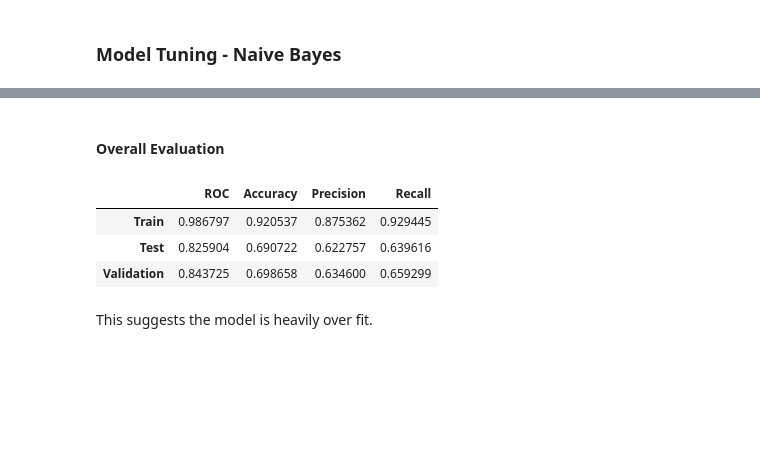
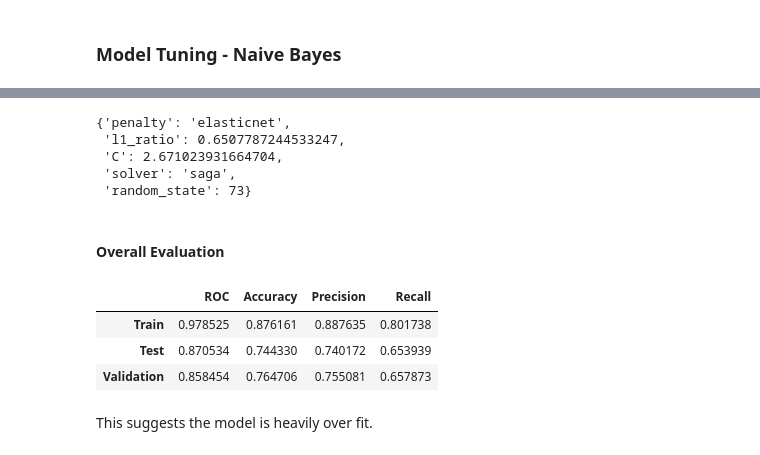
Before and after one commit to j4mes12/ITDA_Coursework, a Jupyter notebook: Task 1/Task 1.ipynb, the cells around one changed output, grey strips where cells are left out. Drawn from its saved outputs; the diff is of its cells as text; code cells hidden in the pictures; blank space fills up the shorter version.

```diff
--- a/Task 1/Task 1.ipynb
+++ b/Task 1/Task 1.ipynb
@@ -184,13 +185,11 @@ def text_preprocess(sentence: str):
     sentence = re.sub(r'[^a-zA-Z]',r' ', sentence)
     sentence = re.sub('mn', 'million', sentence)
 
-    sentence_tokenize = nltk.word_tokenize(sentence)
-
     # Wordnet lemmatizer with position tagging to give context
-    sentence = ' '.join([wnl.lemmatize(word, get_wordnet_pos(word)) for word in sentence_tokenize])
+    sentence = ' '.join([wnl.lemmatize(word, get_wordnet_pos(word)) for word in nltk.word_tokenize(sentence)])
 
     # Removal of Stopwords
-    sentence = ' '.join([word for word in sentence_tokenize if word not in stop_words])
+    sentence = ' '.join([word for word in nltk.word_tokenize(sentence) if word not in stop_words])
 
     return sentence
 
@@ -308,26 +325,37 @@ nb_study.optimize(nb_objective, n_trials = 200, n_jobs = -1)
 # %%
-# Copy best parameters for NB model
-nb_tuned_params = nb_study.best_params.copy()
+# Copy best parameters for LR model
+lr_tuned_params = study.best_params.copy()
+lr_tuned_params['solver'] = 'saga'
+lr_tuned_params['random_state'] = p.RANDOM_STATE
+lr_tuned_params
+# %% [output]
+{'penalty': 'elasticnet',
+ 'l1_ratio': 0.6507787244533247,
+ 'C': 2.671023931664704,
+ 'solver': 'saga',
+ 'random_state': 73}
 # %%
-# Create tuned NB model
-nb_tuned = MultinomialNB(**nb_tuned_params).fit(**train_data)
+# Create tuned LR model
+lr_tuned = LogisticRegression(**lr_tuned_params).fit(**train_data)
 # %% [markdown]
 #### Overall Evaluation
 # %%
+model = lr_tuned
+
 # Calculate model metrics for each dataset
 model_metrics = {
-    'Train' : f.evaluate_model(nb_tuned, **train_data),
-    'Test' : f.evaluate_model(nb_tuned, **test_data),
-    'Validation' : f.evaluate_model(nb_tuned, **val_data)
+    'Train' : f.evaluate_model(model, **train_data),
+    'Test' : f.evaluate_model(model, **test_data),
+    'Validation' : f.evaluate_model(model, **val_data)
 }
 
 # Display metrics in a dataframe
 pd.DataFrame(model_metrics).T
 # %% [output]
 |  | ROC | Accuracy | Precision | Recall |
-| Train | 0.986797 | 0.920537 | 0.875362 | 0.929445 |
-| Test | 0.825904 | 0.690722 | 0.622757 | 0.639616 |
-| Validation | 0.843725 | 0.698658 | 0.634600 | 0.659299 |
+| Train | 0.978525 | 0.876161 | 0.887635 | 0.801738 |
+| Test | 0.870534 | 0.744330 | 0.740172 | 0.653939 |
+| Validation | 0.858454 | 0.764706 | 0.755081 | 0.657873 |
 # %% [markdown]
 This suggests the model is heavily over fit.
 # %% [markdown]
```
Also changed, not shown: parts of 11 cells of this notebook.
